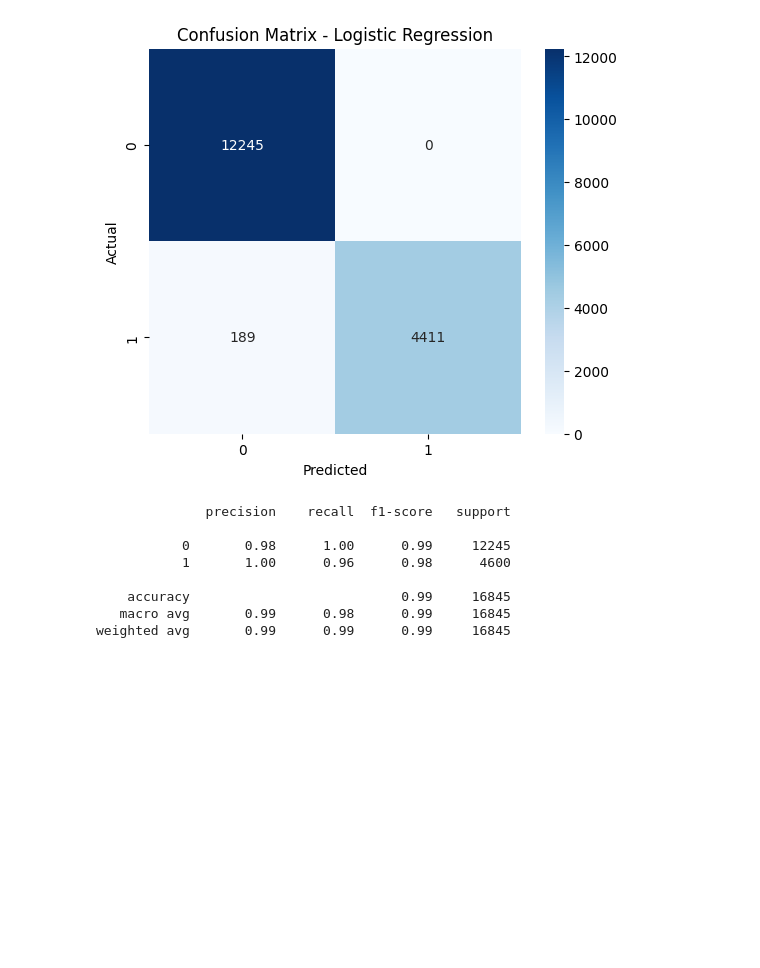
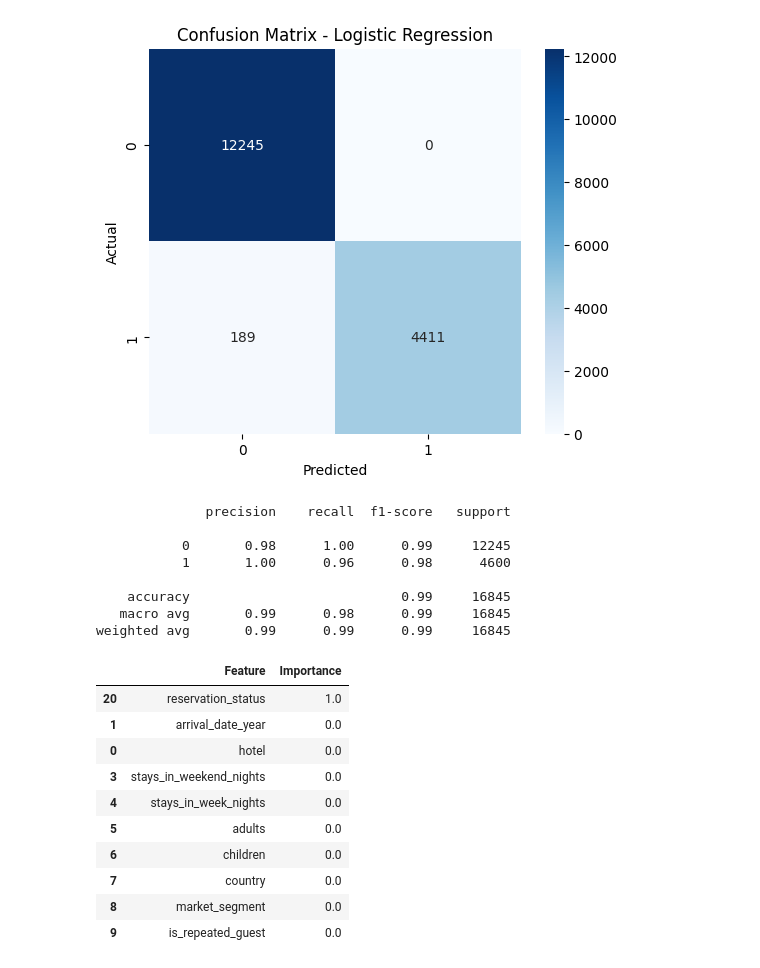
Before and after one commit to NeiranjanaS/Dynamic-Pricing-Analysis-, a Jupyter notebook: notebooks/week3_model.ipynb, the cells around one changed output. Drawn from its saved outputs; the diff is of its cells as text; code cells hidden in the pictures; blank space fills up the shorter version.

Commit message:
decision tree added

```diff
--- a/notebooks/week3_model.ipynb
+++ b/notebooks/week3_model.ipynb
@@ -242,3 +242,29 @@ print(classification_report(y_test, y_pred_log))
     accuracy                           0.99     16845
    macro avg       0.99      0.98      0.99     16845
 weighted avg       0.99      0.99      0.99     16845
+# %%
+importance = pd.DataFrame({
+
+    "Feature": X.columns,
+    "Importance": tree_model.feature_importances_
+
+})
+
+importance = importance.sort_values(
+    by="Importance",
+    ascending=False
+)
+
+importance.head(10)
+# %% [output]
+|  | Feature | Importance |
+| 20 | reservation_status | 1.0 |
+| 1 | arrival_date_year | 0.0 |
+| 0 | hotel | 0.0 |
+| 3 | stays_in_weekend_nights | 0.0 |
+| 4 | stays_in_week_nights | 0.0 |
+| 5 | adults | 0.0 |
+| 6 | children | 0.0 |
+| 7 | country | 0.0 |
+| 8 | market_segment | 0.0 |
+| 9 | is_repeated_guest | 0.0 |
```
